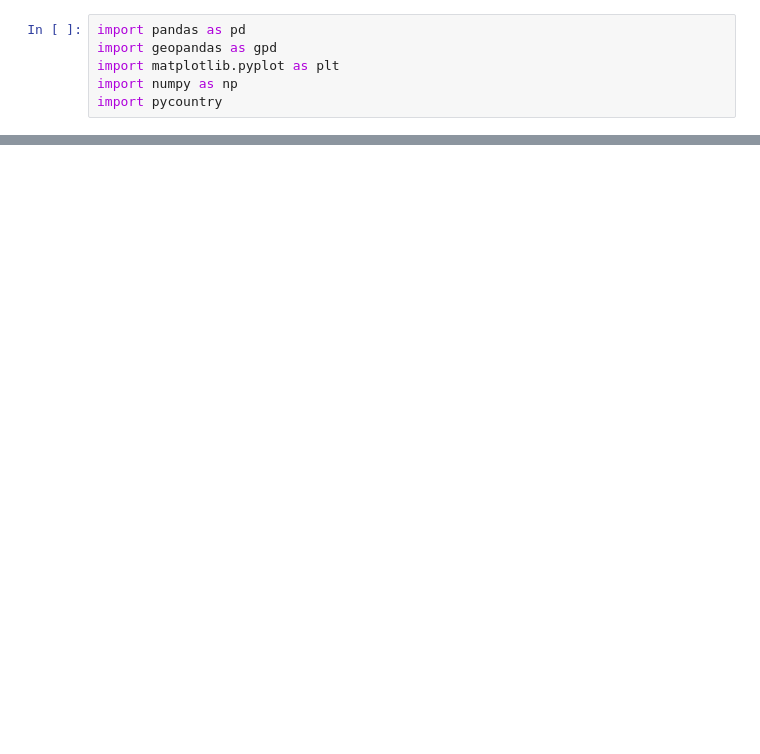
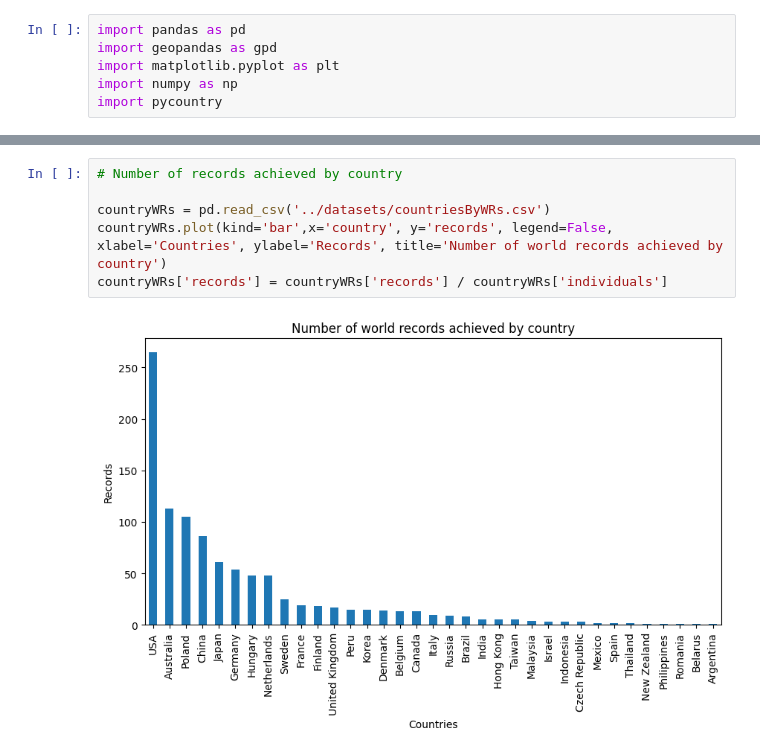
Before and after one commit to oskarkuuse/IDSproject, a Jupyter notebook: notebooks/general.ipynb, the cells around one changed output, grey strips where cells are left out. Cells and saved outputs as stored; diff of their text form; blank space fills up the shorter version.

Commit message:
Initial analysis of WRs distribution by country

```diff
--- a/notebooks/general.ipynb
+++ b/notebooks/general.ipynb
@@ -65,0 +87,8 @@ compParticipationsFreq[:10].plot(kind='bar', xlabel="Number of competitions part
+# %%
+# Number of records achieved by country
+
+countryWRs = pd.read_csv('../datasets/countriesByWRs.csv')
+countryWRs.plot(kind='bar',x='country', y='records', legend=False, xlabel='Countries', ylabel='Records', title='Number of world records achieved by country')
+countryWRs['records'] = countryWRs['records'] / countryWRs['individuals']
+# %% [output]
+[figure, added]
```
Also changed, not shown: parts of 5 cells of this notebook, 3 other files.
